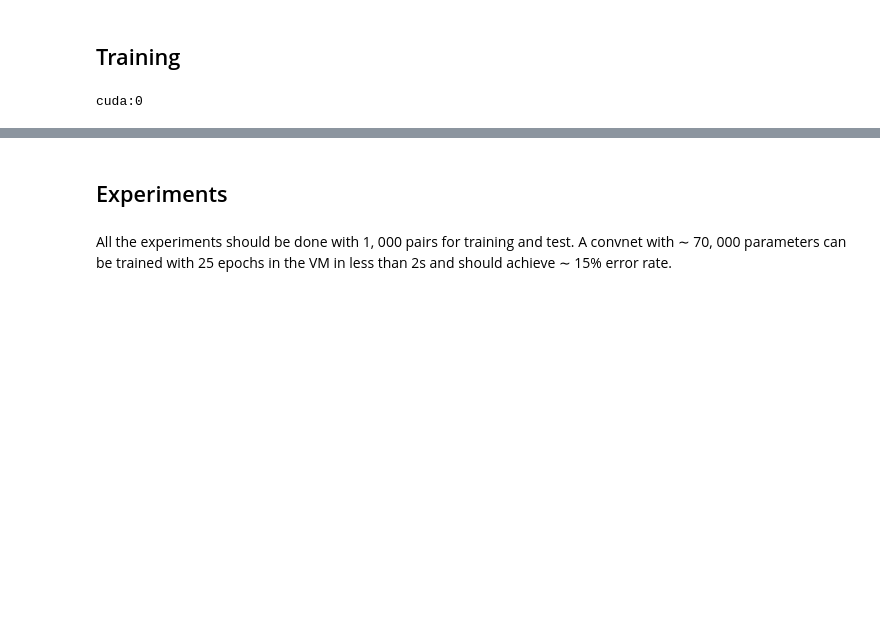
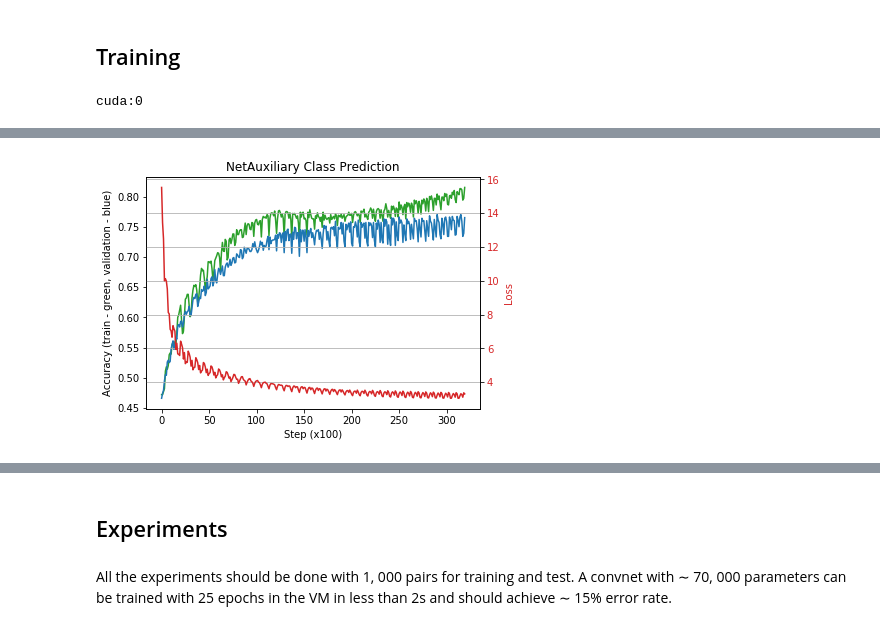
Before and after one commit to oganesManasian/Weight-sharing-and-auxiliary-losses-for-classification, a Jupyter notebook: Weight sharing and auxiliary losses for classification.ipynb, the cells around one changed output, grey strips where cells are left out. Cells and saved outputs as stored; diff of their text form; code cells hidden in the pictures; blank space fills up the shorter version.

```diff
--- a/Weight sharing and auxiliary losses for classification.ipynb
+++ b/Weight sharing and auxiliary losses for classification.ipynb
@@ -121,3 +180,8 @@ Estimated Total Size (MB): 0.03
+# %%
+def auxiliary_loss_criterion(output_class, target_class, output_digits, target_digits):
+    return cross_entropy(output_class, target_class) \
+            + cross_entropy(output_digits[0], target_digits[:, 0]) \
+            + cross_entropy(output_digits[0], target_digits[:, 1])
 # %% [markdown]
 ## Training
 # %%
@@ -301,0 +380,12 @@ for ind in range(10):
+# %%
+reg = 0.8
+lr = 0.001 # TODO Add learning rate decay
+epochs = 40
+net_auxiliary_loss = NetAuxiliaryLoss(input_channels, output_class_channels, output_digit_channels)
+
+train_info = train(train_loader, test_loader,
+                    model=net_auxiliary_loss,
+                    optimizer=optim.Adam(net_auxiliary_loss.parameters(), lr=lr, weight_decay=reg),
+                    criterion=auxiliary_loss_criterion,
+                    epochs=epochs, test_every=2)
+accuracy_train_class, accuracy_test_class, accuracy_train_digit, accuracy_test_digit, losses = train_info
@@ -301,0 +413,4 @@ for ind in range(10):
+# %%
+plot_loss(accuracy_train_class, accuracy_test_class, losses, title="NetAuxiliary Class Prediction")
+# %% [output]
+[figure, added]
```
Also changed, not shown: parts of 41 cells of this notebook, 1 other file.
